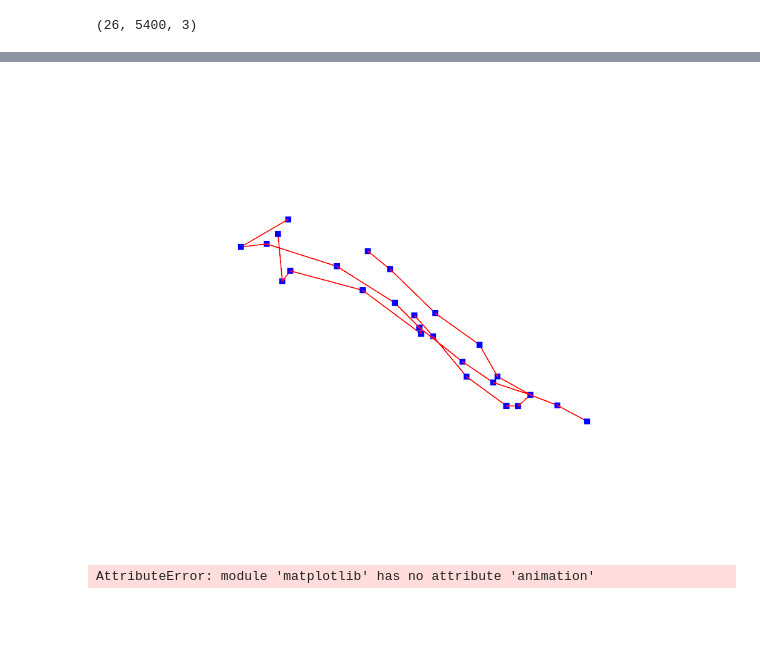
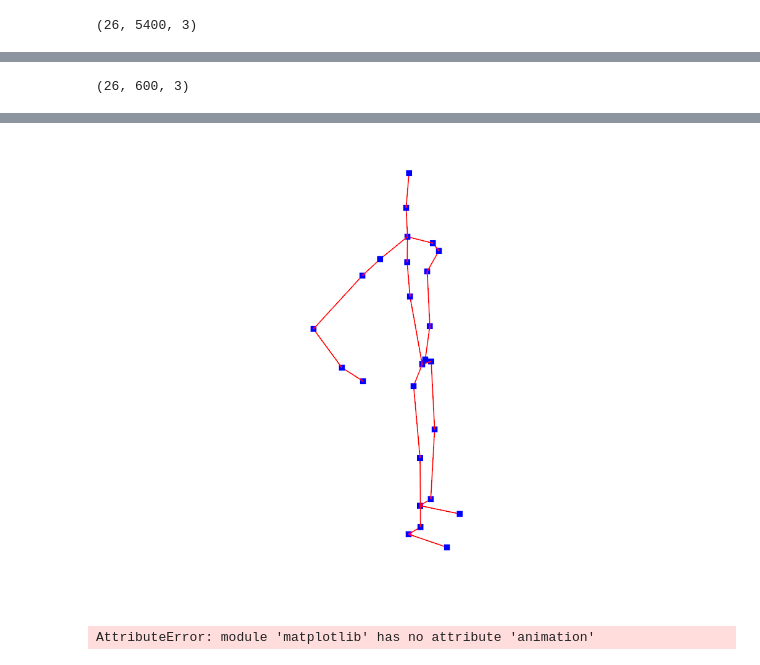
Before and after one commit to straybird16/PainAssessment, a Jupyter notebook: DataExtraction.ipynb, the cells around one changed output, grey strips where cells are left out. Drawn from its saved outputs; the diff is of its cells as text; code cells hidden in the pictures; blank space fills up the shorter version.

```diff
--- a/DataExtraction.ipynb
+++ b/DataExtraction.ipynb
@@ -202,0 +163,9 @@ lines = [
+# %%
+# read dataframe
+filepath='EmoPainData/P.feather'
+df=pd.read_feather(filepath)
+p = {df.columns[i]:i for i in range(len(df.columns))}
+coordinates = np.array(df.iloc[:,:26].to_numpy().tolist(), dtype=float) # shape: (num_frames, num_groups, 3)
+coordinates=coordinates.transpose(1,0,2)# To shape: (num_groups, num_frames, 3)
+
+sampling_rate = 60
@@ -203,9 +192,23 @@ lines = [
+# %%
+coordinates.shape
+# %% [output]
+(26, 600, 3)
+# %%
+# Define lines to connect points (indices of the points to connect)
+import utils.config as CONFIG
+lines = CONFIG.lines
 # %%
 # visualize movements of the subject using the body kepoint coordinates
 import pyvista as pv
 import numpy as np
+from utils.data_analysis import rotation_matrix  # rotation matrix
 
-# Example large dataset: 26 points, 10,000 frames
+num_frames = 20 * sampling_rate # video frames
+pitch, roll, yaw = 260, 90, 0  # in degrees
+d_to_r = np.pi/180
+pitch, roll, yaw = pitch*d_to_r, roll*d_to_r, yaw*d_to_r# convert to radian
+R = rotation_matrix(pitch, roll, yaw)
+rotated_coordinates = coordinates[:,:num_frames] @ R
 num_points = 26
 
 # Convert lines to PyVista format
@@ -220,8 +223,8 @@ line_segments = np.array(line_segments)
 plotter = pv.Plotter()
 
 # Create a point cloud
-points = coordinates[:, 0, :]
-point_cloud = pv.PolyData(coordinates[:, 0, :])
+points = rotated_coordinates[:, 0, :]
+point_cloud = pv.PolyData(rotated_coordinates[:, 0, :])
 plotter.add_points(point_cloud, color="blue", point_size=10)
 
 # Add lines connecting the points
@@ -233,10 +236,10 @@ plotter.add_mesh(poly_data, color="red", line_width=2)
 # Update function for animation
 def update(frame):
     # Update point positions
-    point_cloud.points = coordinates[:, frame, :]  # Update point positions
+    point_cloud.points = rotated_coordinates[:, frame, :]  # Update point positions
     plotter.update()
     # Update line positions
-    poly_data.points = coordinates[:, frame, :]
+    poly_data.points = rotated_coordinates[:, frame, :]
     plotter.update()
 
 # Start animation
@@ -251,7 +254,7 @@ cannot import name 'vtk' from 'trame.widgets' (d:\PhD\PainAssessment\BodyMovemen
 
 Falling back to a static output.
   warnings.warn(
-[figure, old version]
+[figure, new version]
 # %%
 import matplotlib
 print(matplotlib.animation.writers.list())
```
Also changed, not shown: parts of 6 cells of this notebook, 7 other files.
